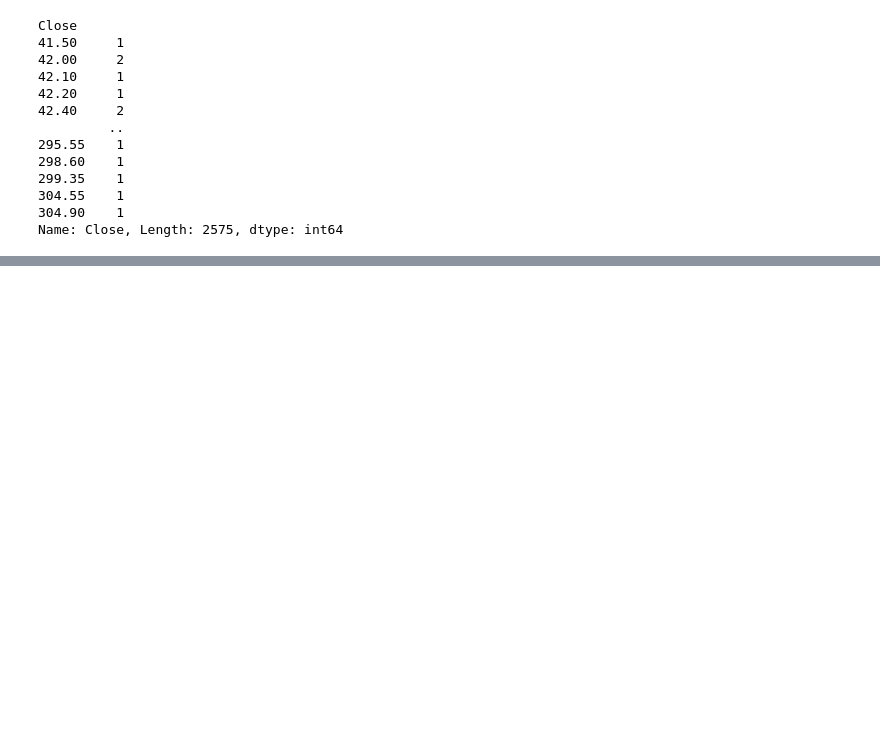
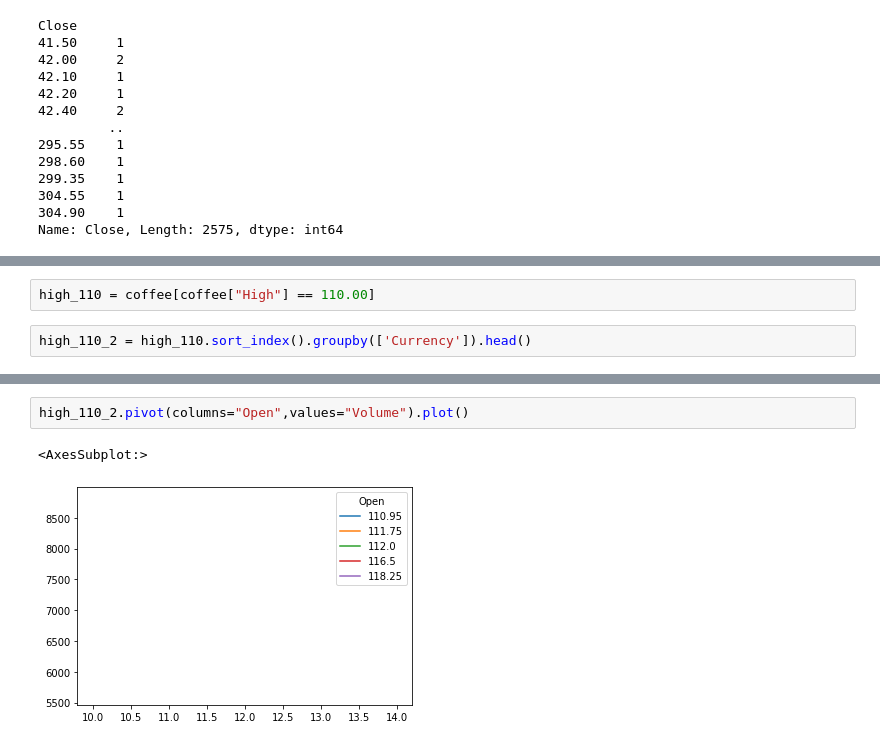
Before and after one commit to TeixeiraData/coffee-repository, a Jupyter notebook: first.ipynb, the cells around one changed output, grey strips where cells are left out. Cells and saved outputs as stored; diff of their text form; blank space fills up the shorter version.

```diff
--- a/first.ipynb
+++ b/first.ipynb
@@ -349,0 +377,4 @@ Name: Close, Length: 2575, dtype: int64
+# %%
+high_110 = coffee[coffee["High"] == 110.00]
+# %%
+high_110_2 = high_110.sort_index().groupby(['Currency']).head()
@@ -349,0 +415,5 @@ Name: Close, Length: 2575, dtype: int64
+# %%
+high_110_2.pivot(columns="Open",values="Volume").plot()
+# %% [output]
+<AxesSubplot:>
+[figure, added]
```
Also changed, not shown: parts of 15 cells of this notebook, 1 other file.
